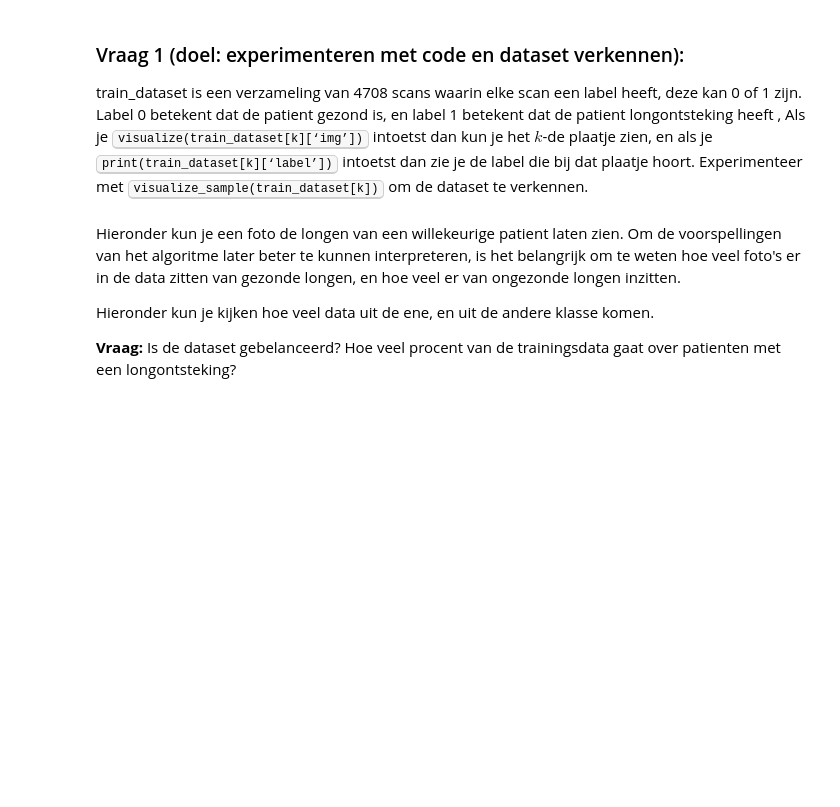
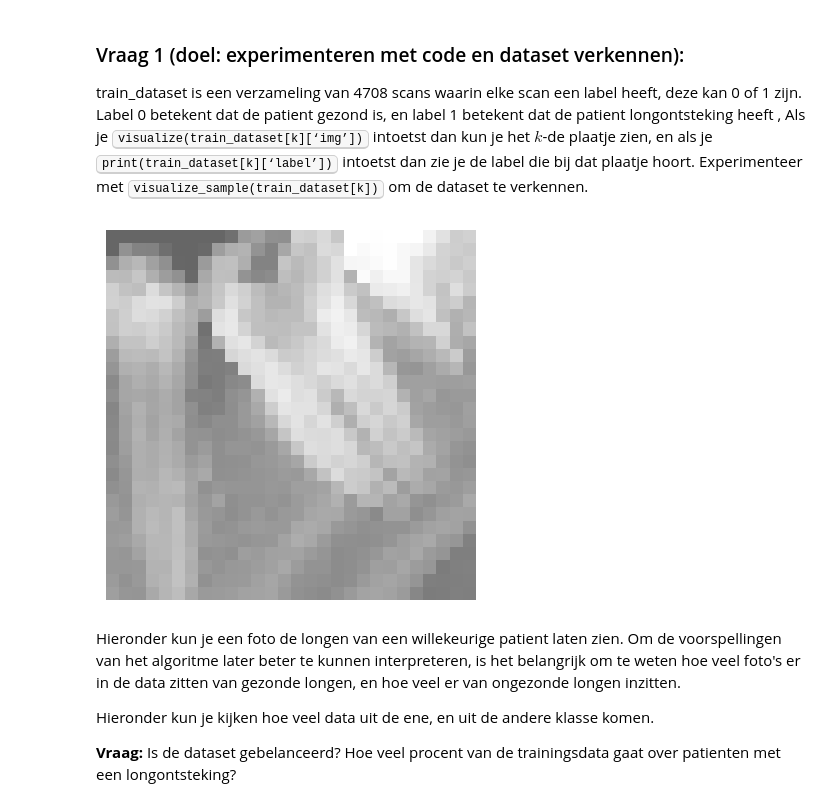
Before and after one commit to NicosStarreveld/WorkshopCNNs, a Jupyter notebook: workshop.ipynb, the cells around one changed output. Saved outputs shown, nothing was run; the diff lists cells and outputs as text; code cells hidden in the pictures; blank space fills up the shorter version.

```diff
--- a/workshop.ipynb
+++ b/workshop.ipynb
@@ -213 +186,28 @@ class MedMNISTData(monai.data.Dataset):
+# %%
+from torch.utils.data import Dataset
+
+class TeethMNIST(Dataset):
+  def __init__(self, split="train", transform=None):
+      data = np.load("teethmnist.npz")
+
+      self.images = data[f"{split}_images"]
+      self.labels = data[f"{split}_labels"]
+      self.transform = transform
+
+  def __len__(self):
+      return len(self.images)
+
+  def __getitem__(self, idx):
+      img = self.images[idx].astype(np.float32)
+      label = int(self.labels[idx])
+
+      # Add channel dimension: (1, H, W)
+      img = np.expand_dims(img, axis=0)
+
+      sample = {"img": img, "label": label}
+
+      if self.transform:
+          sample["img"] = self.transform(sample["img"])
+
+      return sample
 # %%
@@ -230,0 +227,13 @@ train_dataset = MedMNISTData(dataset, transform=data_transform)
+# %%
+from monai.transforms import NormalizeIntensity
+
+data_transform = NormalizeIntensity(subtrahend=.5, divisor=.5)
+
+train_dataset = TeethMNIST(split="train", transform=data_transform)
+# Use only the first 20 images for training
+#train_dataset.images = train_dataset.images[:20]
+#train_dataset.labels = train_dataset.labels[:20]
+
+
+val_dataset = TeethMNIST(split="val", transform=data_transform)
+test_dataset = TeethMNIST(split="test", transform=data_transform)
@@ -231,6 +258,11 @@ train_dataset = MedMNISTData(dataset, transform=data_transform)
 # %% [markdown]
 ### Vraag 1 (doel: experimenteren met code en dataset verkennen):
 train_dataset is een verzameling van 4708 scans waarin elke scan een label heeft, deze kan 0 of 1 zijn. Label 0 betekent dat de patient gezond is, en label 1 betekent dat de patient longontsteking heeft , Als je <kbd>visualize(train_dataset[k][‘img’])</kbd> intoetst dan kun je het $k$-de plaatje zien, en als je <kbd>print(train_dataset[k][‘label’])</kbd> intoetst dan zie je de label die bij dat plaatje hoort. Experimenteer met <kbd>visualize_sample(train_dataset[k])</kbd> om de dataset te verkennen.
+# %%
+sample = train_dataset[11]
+visualize(sample["img"][0])
+# %% [output]
+[figure, added]
 # %% [markdown]
 Hieronder kun je een foto de longen van een willekeurige patient laten zien. Om de voorspellingen van het algoritme later beter te kunnen interpreteren, is het belangrijk om te weten hoe veel foto's er in de data zitten van gezonde longen, en hoe veel er van ongezonde longen inzitten.
 
```
Also changed, not shown: parts of 38 cells of this notebook.
